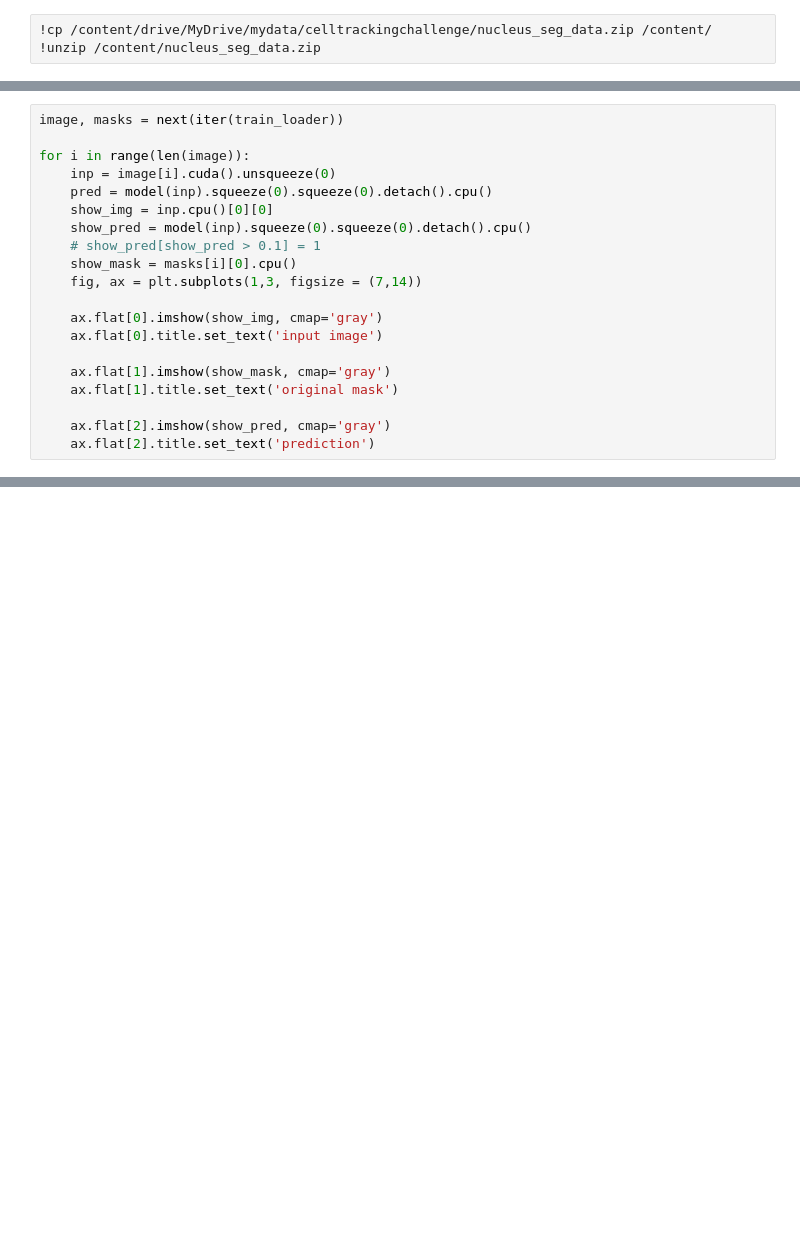
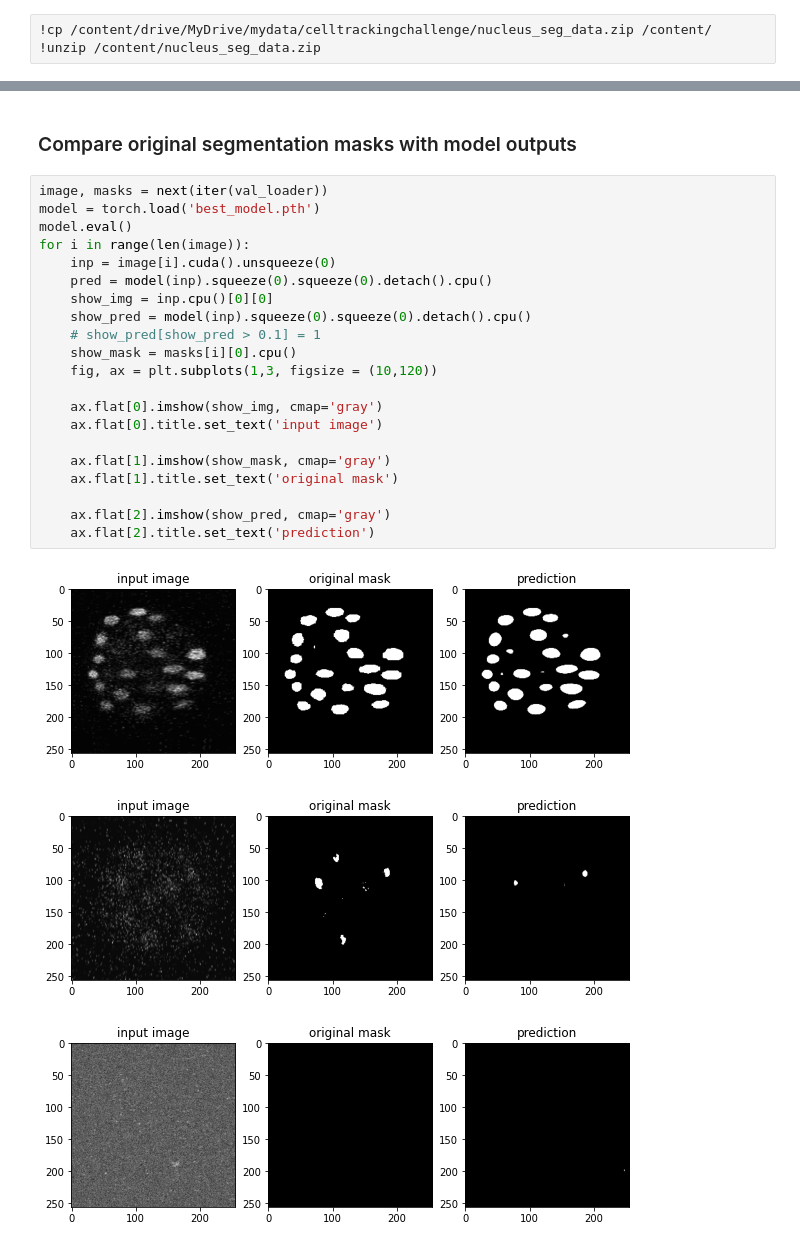
Before and after one commit to devoworm/GSoC-2021, a Jupyter notebook: cell-nucleus-segmentation/train_segmentation_model.ipynb, the cells around one changed output, grey strips where cells are left out. Drawn from its saved outputs; the diff is of its cells as text; blank space fills up the shorter version.

```diff
--- a/cell-nucleus-segmentation/train_segmentation_model.ipynb
+++ b/cell-nucleus-segmentation/train_segmentation_model.ipynb
@@ -290,20 +43,0 @@ for i in range(0, epochs):
-# %%
-image, masks = next(iter(train_loader))
-
-for i in range(len(image)):
-    inp = image[i].cuda().unsqueeze(0)
-    pred = model(inp).squeeze(0).squeeze(0).detach().cpu()
-    show_img = inp.cpu()[0][0]
-    show_pred = model(inp).squeeze(0).squeeze(0).detach().cpu()
-    # show_pred[show_pred > 0.1] = 1
-    show_mask = masks[i][0].cpu()
-    fig, ax = plt.subplots(1,3, figsize = (7,14))
-
-    ax.flat[0].imshow(show_img, cmap='gray')
-    ax.flat[0].title.set_text('input image')
-
-    ax.flat[1].imshow(show_mask, cmap='gray')
-    ax.flat[1].title.set_text('original mask')
-
-    ax.flat[2].imshow(show_pred, cmap='gray')
-    ax.flat[2].title.set_text('prediction')
@@ -323,0 +329,27 @@ for i in range(len(image)):
+# %% [markdown]
+### Compare original segmentation masks with model outputs
+# %%
+image, masks = next(iter(val_loader))
+model = torch.load('best_model.pth')
+model.eval()
+for i in range(len(image)):
+    inp = image[i].cuda().unsqueeze(0)
+    pred = model(inp).squeeze(0).squeeze(0).detach().cpu()
+    show_img = inp.cpu()[0][0]
+    show_pred = model(inp).squeeze(0).squeeze(0).detach().cpu()
+    # show_pred[show_pred > 0.1] = 1
+    show_mask = masks[i][0].cpu()
+    fig, ax = plt.subplots(1,3, figsize = (10,120))
+
+    ax.flat[0].imshow(show_img, cmap='gray')
+    ax.flat[0].title.set_text('input image')
+
+    ax.flat[1].imshow(show_mask, cmap='gray')
+    ax.flat[1].title.set_text('original mask')
+
+    ax.flat[2].imshow(show_pred, cmap='gray')
+    ax.flat[2].title.set_text('prediction')
+# %% [output]
+[figure, added]
+[figure, added]
+[figure, added]
```
Also changed, not shown: parts of 45 cells of this notebook.
